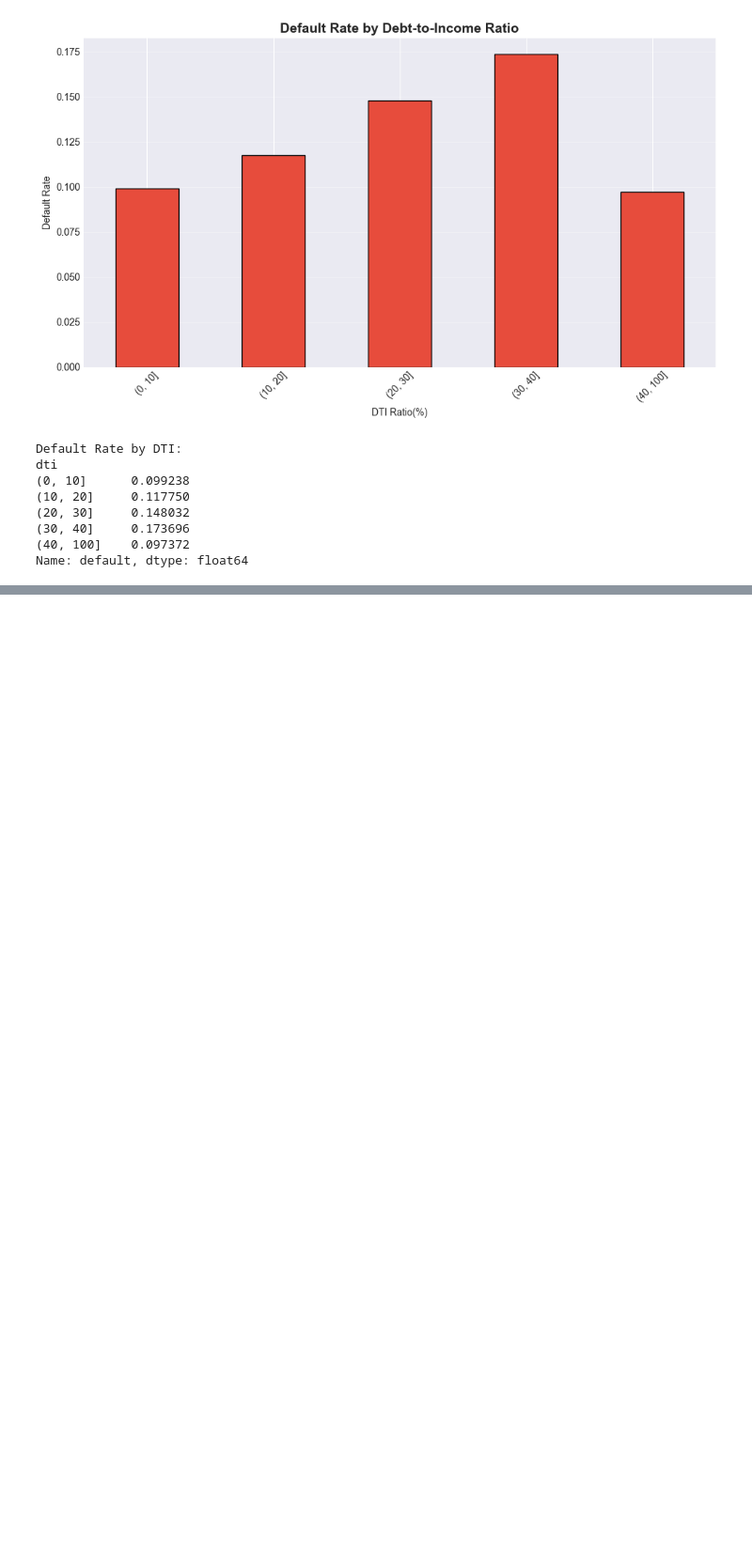
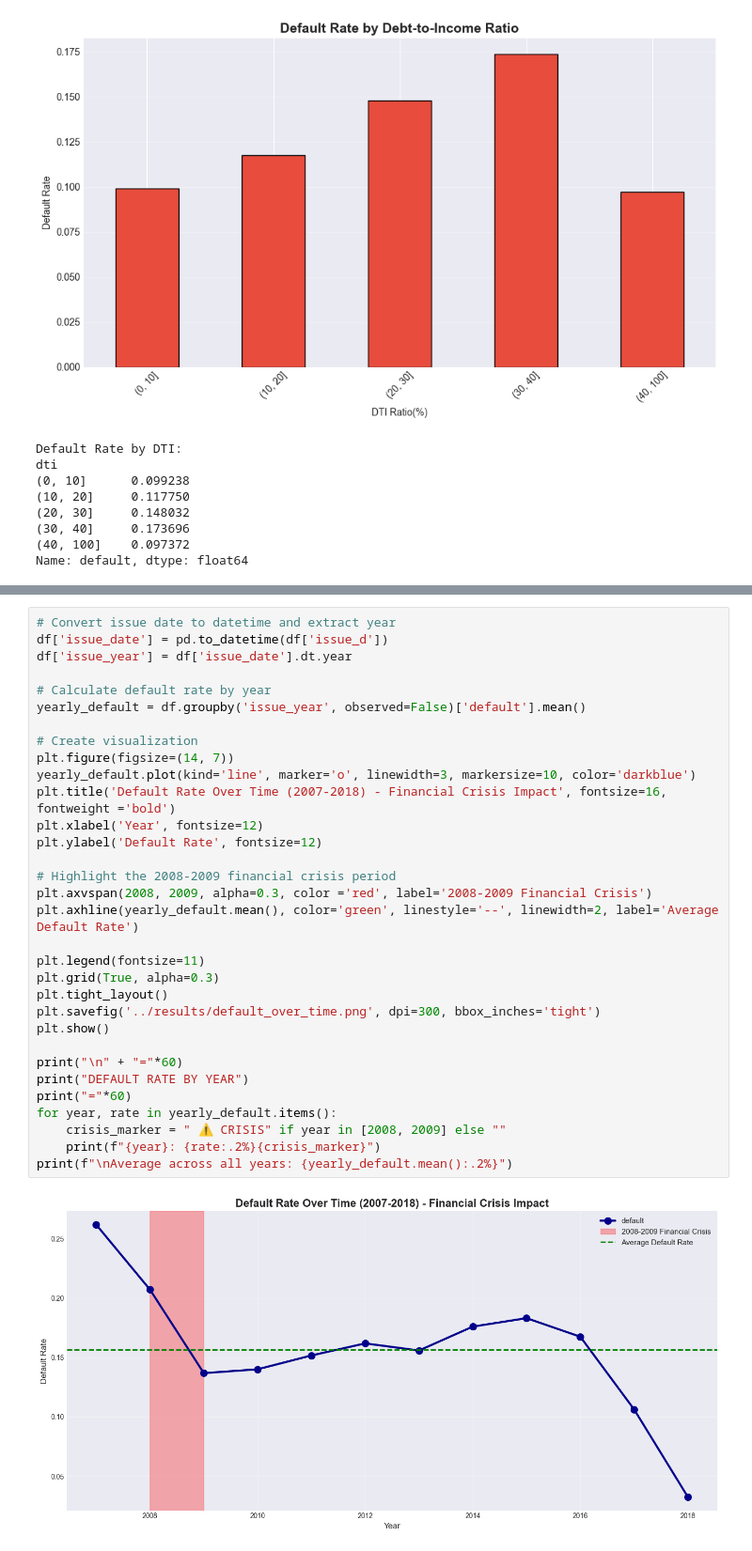
Before and after one commit to HammurabiCodes/Credit-Risk-Prediction-ML, a Jupyter notebook: notebooks/01_data_exploration.ipynb, the cells around one changed output, grey strips where cells are left out. Shown at 94% size. Cells and saved outputs as stored; diff of their text form; blank space fills up the shorter version.

```diff
--- a/notebooks/01_data_exploration.ipynb
+++ b/notebooks/01_data_exploration.ipynb
@@ -225,0 +277,34 @@ Name: default, dtype: float64
+# %%
+# Convert issue date to datetime and extract year
+df['issue_date'] = pd.to_datetime(df['issue_d'])
+df['issue_year'] = df['issue_date'].dt.year
+
+# Calculate default rate by year
+yearly_default = df.groupby('issue_year', observed=False)['default'].mean()
+
+# Create visualization
+plt.figure(figsize=(14, 7))
+yearly_default.plot(kind='line', marker='o', linewidth=3, markersize=10, color='darkblue')
+plt.title('Default Rate Over Time (2007-2018) - Financial Crisis Impact', fontsize=16, fontweight ='bold')
+plt.xlabel('Year', fontsize=12)
+plt.ylabel('Default Rate', fontsize=12)
+
+# Highlight the 2008-2009 financial crisis period
+plt.axvspan(2008, 2009, alpha=0.3, color ='red', label='2008-2009 Financial Crisis')
+plt.axhline(yearly_default.mean(), color='green', linestyle='--', linewidth=2, label='Average Default Rate')
+
+plt.legend(fontsize=11)
+plt.grid(True, alpha=0.3)
+plt.tight_layout()
+plt.savefig('../results/default_over_time.png', dpi=300, bbox_inches='tight')
+plt.show()
+
+print("\n" + "="*60)
+print("DEFAULT RATE BY YEAR")
+print("="*60)
+for year, rate in yearly_default.items():
+    crisis_marker = " ⚠️ CRISIS" if year in [2008, 2009] else ""
+    print(f"{year}: {rate:.2%}{crisis_marker}")
+print(f"\nAverage across all years: {yearly_default.mean():.2%}")
+# %% [output]
+[figure, added]
```
Also changed, not shown: parts of 5 cells of this notebook, 3 other files.
